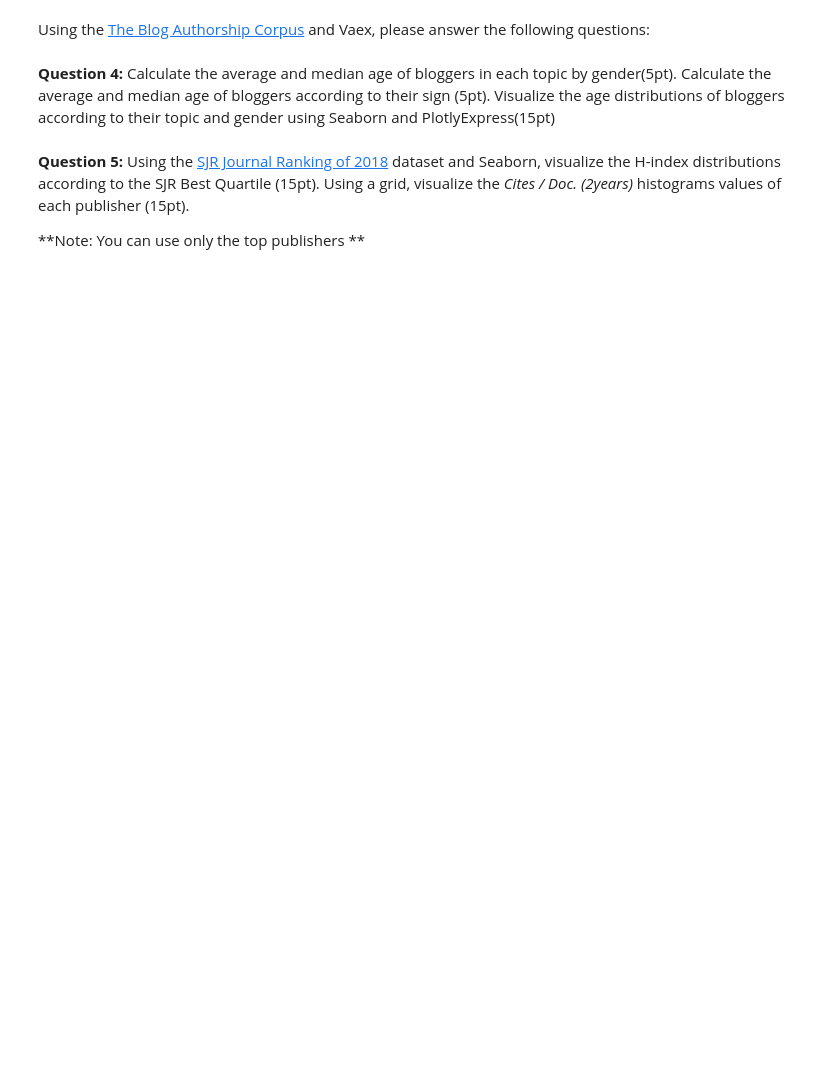
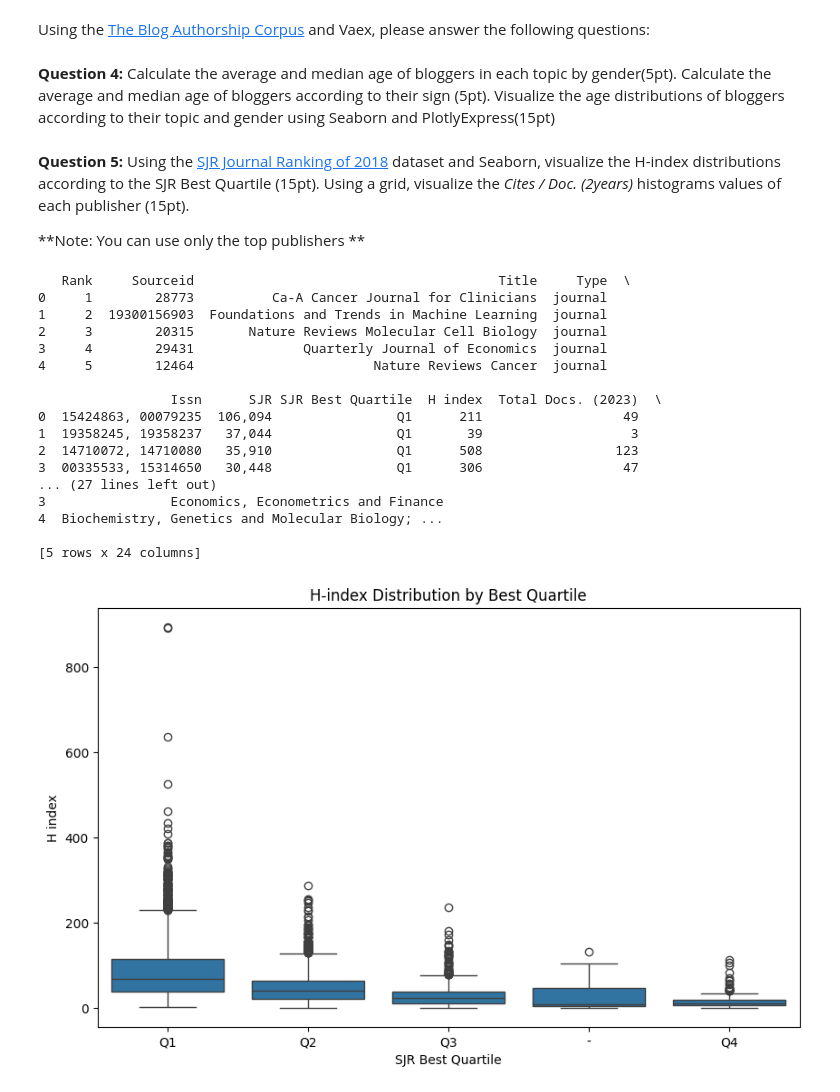
Before and after one commit to nitsansoffair/IK, a Jupyter notebook: HW_3_Version_2.ipynb, the cells around one changed output. Cells and saved outputs as stored; diff of their text form; code cells hidden in the pictures; blank space fills up the shorter version.

```diff
--- a/HW_3_Version_2.ipynb
+++ b/HW_3_Version_2.ipynb
@@ -174,3 +205,43 @@ Visualize the age distributions  of bloggers according to their  topic and gende
     the H-index distributions according to the SJR Best Quartile (15pt). Using a grid, visualize the _Cites / Doc. (2years)_ histograms values of each publisher (15pt).
 
 **Note: You can use only the top publishers **
+# %%
+import seaborn as sns
+import matplotlib.pyplot as plt
+
+# Use the full path to your file in Google Drive
+file_path = '/content/drive/MyDrive/PhD/BGU/BigData/HW3/scimagojr 2023.csv'
+
+df = pd.read_csv(file_path, delimiter=';')
+print(df.head())
+
+# Load the dataset (assuming the dataset is already loaded into 'df')
+top_publishers = df['Publisher'].value_counts().head(10).index  # Getting the top publishers
+
+# Filter for the top publishers and Best Quartile
+df_top_publishers = df[df['Publisher'].isin(top_publishers)]
+plt.figure(figsize=(10, 6))
+
+# Create a boxplot of H-index distribution based on Best Quartile
+sns.boxplot(data=df_top_publishers, x='SJR Best Quartile', y='H index')
+plt.title('H-index Distribution by Best Quartile')
+plt.show()
+# %% [output]
+   Rank     Sourceid                                       Title     Type  \
+0     1        28773          Ca-A Cancer Journal for Clinicians  journal
+1     2  19300156903  Foundations and Trends in Machine Learning  journal
+2     3        20315       Nature Reviews Molecular Cell Biology  journal
+3     4        29431              Quarterly Journal of Economics  journal
+4     5        12464                       Nature Reviews Cancer  journal
+
+                 Issn      SJR SJR Best Quartile  H index  Total Docs. (2023)  \
+0  15424863, 00079235  106,094                Q1      211                  49
+1  19358245, 19358237   37,044                Q1       39                   3
+2  14710072, 14710080   35,910                Q1      508                 123
+3  00335533, 15314650   30,448                Q1      306                  47
+... (27 lines left out)
+3                Economics, Econometrics and Finance
+4  Biochemistry, Genetics and Molecular Biology; ...
+
+[5 rows x 24 columns]
+[figure, added]
```
Also changed, not shown: parts of 2 cells of this notebook.
